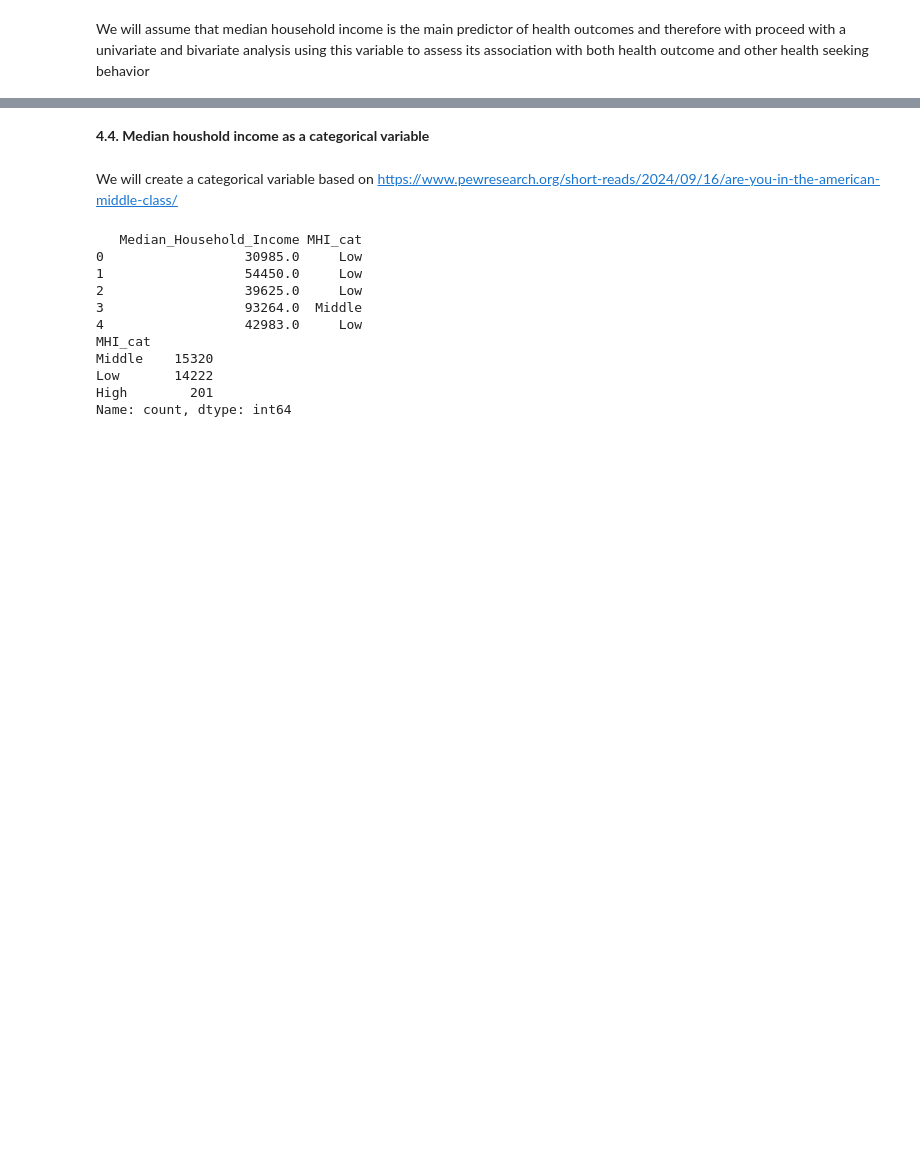
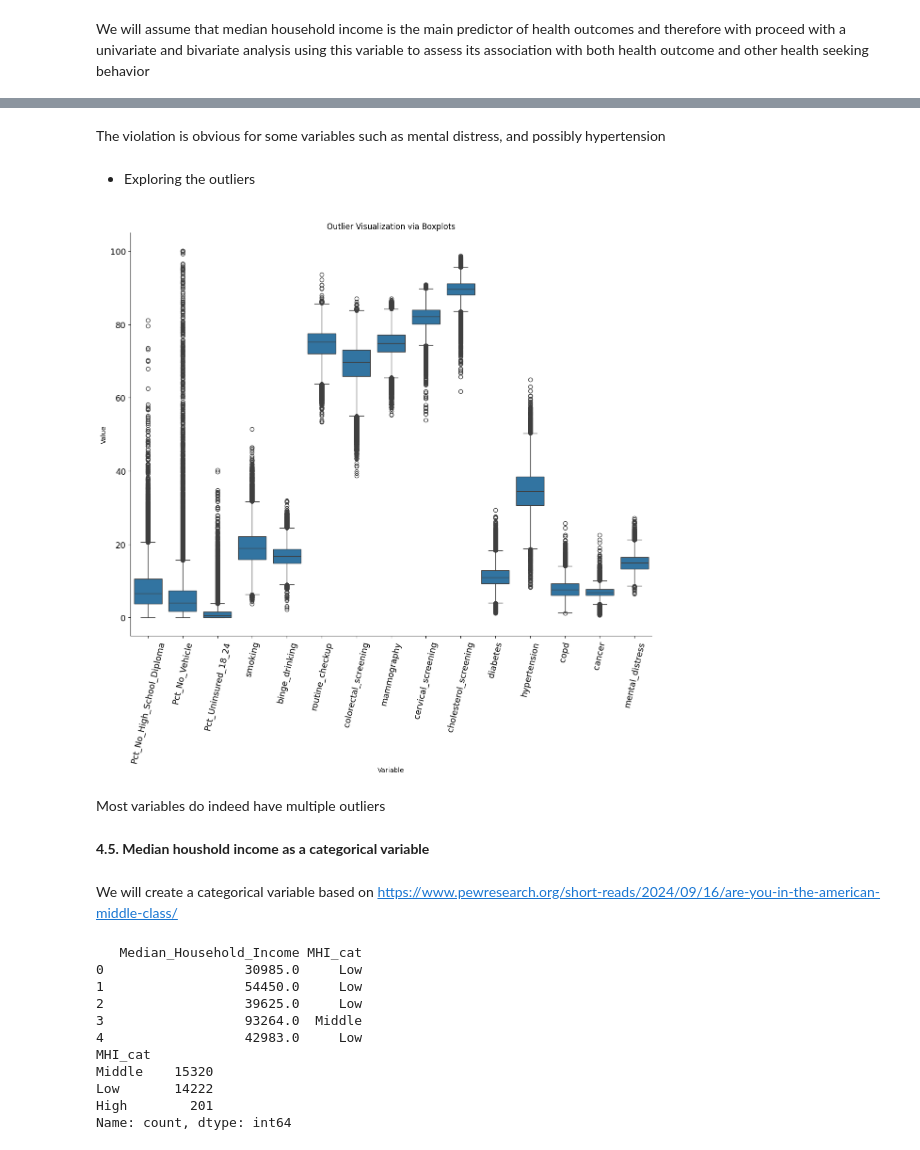
Before and after one commit to andrewnana/Python-data-cleaning-merging-visualization-and-modeling, a Jupyter notebook: acs-cdc.ipynb, the cells around one changed output, grey strips where cells are left out. Cells and saved outputs as stored; diff of their text form; code cells hidden in the pictures; blank space fills up the shorter version.

```diff
--- a/acs-cdc.ipynb
+++ b/acs-cdc.ipynb
@@ -792,5 +863,34 @@ We will assume that median household income is the main predictor of health outc
+# %% [markdown]
+<span style="font-size:14px"> The violation is obvious for some variables such as mental distress, and possibly hypertension
+# %% [markdown]
+<span style="font-size:14px">
+
+- Exploring the outliers
+# %%
+# we did not include Median household income because of the difference in scale
+outlier_vars = [
+     'Pct_No_High_School_Diploma', 'Pct_No_Vehicle', 'Pct_Uninsured_18_24',
+    'smoking', 'binge_drinking', 'routine_checkup', 'colorectal_screening',
+    'mammography', 'cervical_screening', 'cholesterol_screening',
+    'diabetes', 'hypertension', 'copd', 'cancer', 'mental_distress'
+]
+long_df = place_acs[outlier_vars].melt(var_name='Variable', value_name='Value')
+plt.figure(figsize=(12, 12))
+sns.boxplot(x='Variable', y='Value', data=long_df)
+plt.xticks(rotation=90)
+plt.title("Outlier Visualization via Boxplots")
+
+plt.xticks(rotation=77, fontsize=13)
+plt.yticks(rotation=0, fontsize=13)
+sns.despine()
+plt.tight_layout()
+plt.show()
+# %% [output]
+[figure, added]
+# %% [markdown]
+<span style="font-size:14px">  Most variables do indeed have multiple outliers
 # %% [markdown]
-<span style="font-size:14px; font-weight:bold;">4.4. Median houshold income as a categorical variable</span>
+<span style="font-size:14px; font-weight:bold;">4.5. Median houshold income as a categorical variable</span>
 # %% [markdown]
 <span style="font-size:14px">  We will create a categorical variable based on https://www.pewresearch.org/short-reads/2024/09/16/are-you-in-the-american-middle-class/
 # %%
```
Also changed, not shown: parts of 35 cells of this notebook.
